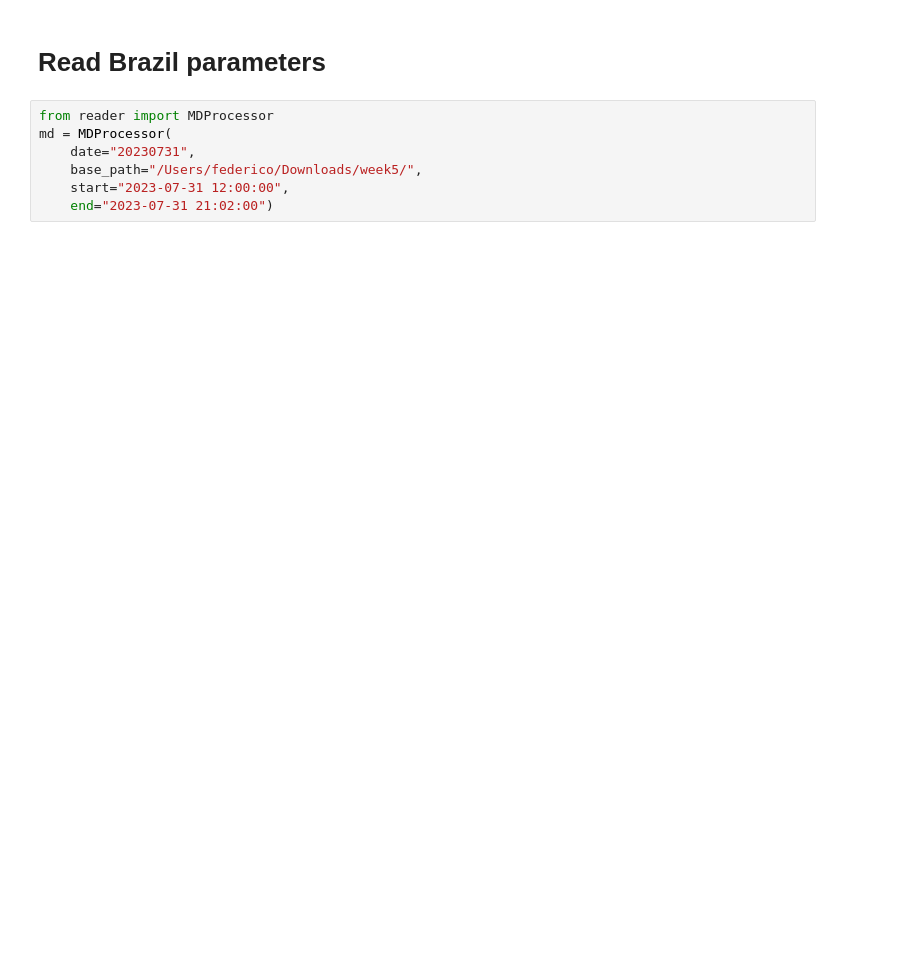
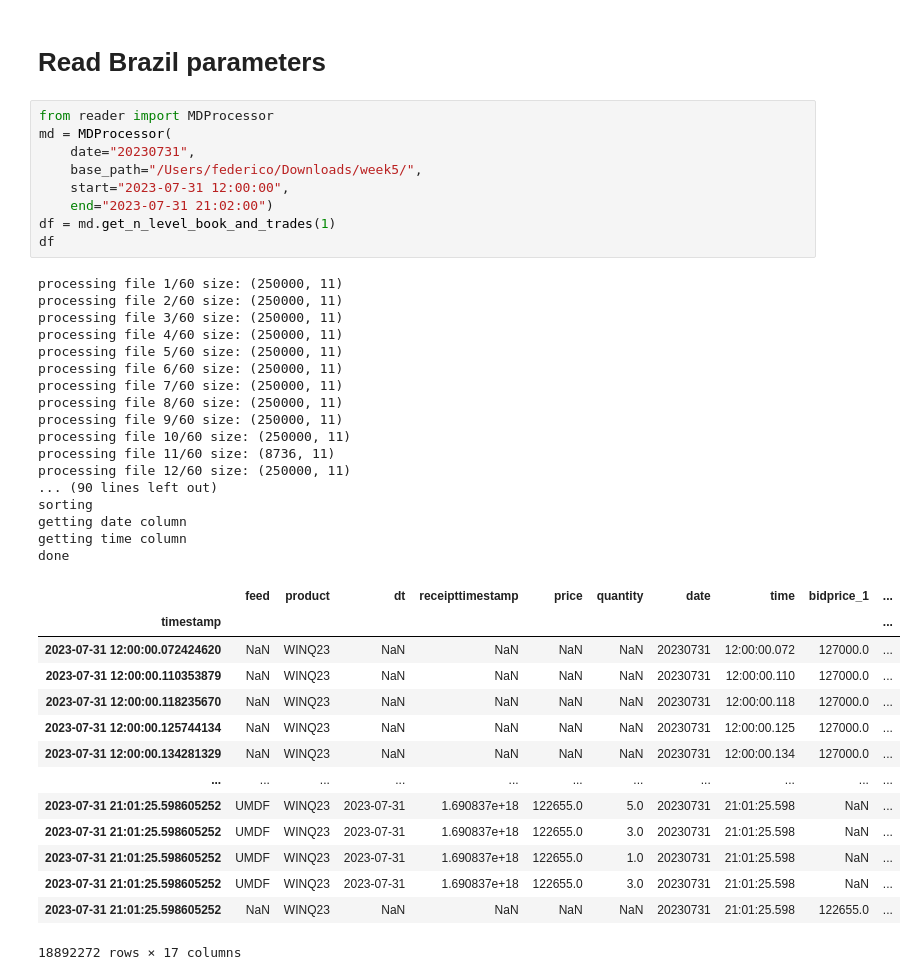
Before and after one commit to cavallofederico/marketmaking, a Jupyter notebook: alpha_signals/brazil_parameters/brazil.ipynb, the cells around one changed output. Saved outputs shown, nothing was run; the diff lists cells and outputs as text; blank space fills up the shorter version.

```diff
--- a/alpha_signals/brazil_parameters/brazil.ipynb
+++ b/alpha_signals/brazil_parameters/brazil.ipynb
@@ -3,7 +3,41 @@
 # %%
 from reader import MDProcessor
 md = MDProcessor(
     date="20230731",
     base_path="/Users/federico/Downloads/week5/",
     start="2023-07-31 12:00:00",
     end="2023-07-31 21:02:00")
+df = md.get_n_level_book_and_trades(1)
+df
+# %% [output]
+processing file 1/60 size: (250000, 11)
+processing file 2/60 size: (250000, 11)
+processing file 3/60 size: (250000, 11)
+processing file 4/60 size: (250000, 11)
+processing file 5/60 size: (250000, 11)
+processing file 6/60 size: (250000, 11)
+processing file 7/60 size: (250000, 11)
+processing file 8/60 size: (250000, 11)
+processing file 9/60 size: (250000, 11)
+processing file 10/60 size: (250000, 11)
+processing file 11/60 size: (8736, 11)
+processing file 12/60 size: (250000, 11)
+... (90 lines left out)
+sorting
+getting date column
+getting time column
+done
+|  | feed | product | dt | receipttimestamp | price | quantity | date | time | bidprice_1 | ... |
+| timestamp |  |  |  |  |  |  |  |  |  | ... |
+| 2023-07-31 12:00:00.072424620 | NaN | WINQ23 | NaN | NaN | NaN | NaN | 20230731 | 12:00:00.072 | 127000.0 | ... |
+| 2023-07-31 12:00:00.110353879 | NaN | WINQ23 | NaN | NaN | NaN | NaN | 20230731 | 12:00:00.110 | 127000.0 | ... |
+| 2023-07-31 12:00:00.118235670 | NaN | WINQ23 | NaN | NaN | NaN | NaN | 20230731 | 12:00:00.118 | 127000.0 | ... |
+| 2023-07-31 12:00:00.125744134 | NaN | WINQ23 | NaN | NaN | NaN | NaN | 20230731 | 12:00:00.125 | 127000.0 | ... |
+| 2023-07-31 12:00:00.134281329 | NaN | WINQ23 | NaN | NaN | NaN | NaN | 20230731 | 12:00:00.134 | 127000.0 | ... |
+| ... | ... | ... | ... | ... | ... | ... | ... | ... | ... | ... |
+| 2023-07-31 21:01:25.598605252 | UMDF | WINQ23 | 2023-07-31 | 1.690837e+18 | 122655.0 | 5.0 | 20230731 | 21:01:25.598 | NaN | ... |
+| 2023-07-31 21:01:25.598605252 | UMDF | WINQ23 | 2023-07-31 | 1.690837e+18 | 122655.0 | 3.0 | 20230731 | 21:01:25.598 | NaN | ... |
+| 2023-07-31 21:01:25.598605252 | UMDF | WINQ23 | 2023-07-31 | 1.690837e+18 | 122655.0 | 1.0 | 20230731 | 21:01:25.598 | NaN | ... |
+| 2023-07-31 21:01:25.598605252 | UMDF | WINQ23 | 2023-07-31 | 1.690837e+18 | 122655.0 | 3.0 | 20230731 | 21:01:25.598 | NaN | ... |
+| 2023-07-31 21:01:25.598605252 | NaN | WINQ23 | NaN | NaN | NaN | NaN | 20230731 | 21:01:25.598 | 122655.0 | ... |
+18892272 rows × 17 columns
```
Also changed, not shown: parts of 4 cells of this notebook.
